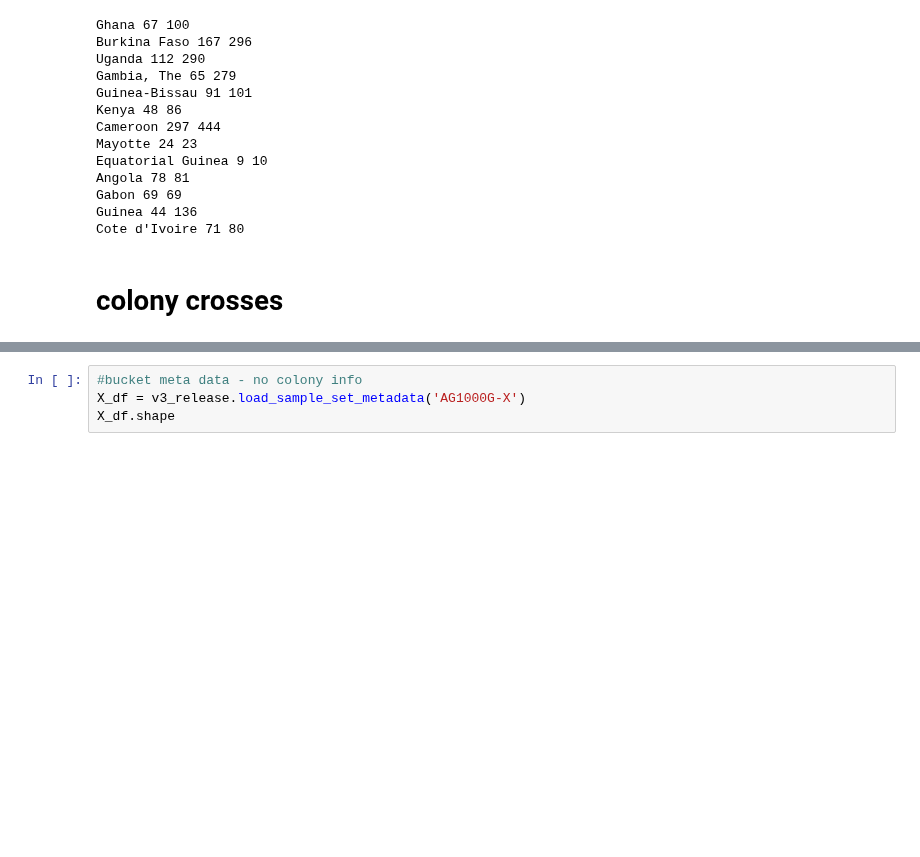
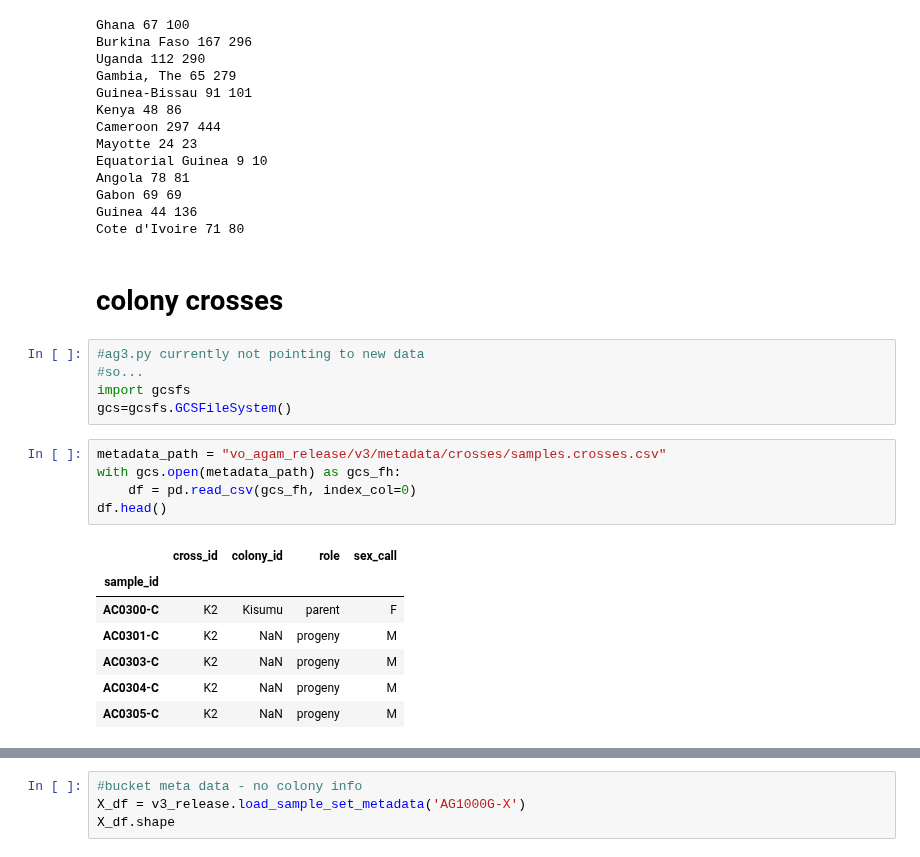
Before and after one commit to malariagen/ag1000g-phase3-data-paper, a Jupyter notebook: notebooks/ag1000g_phase3_population_sampling_stats.ipynb, the cells around one changed output, grey strips where cells are left out. Saved outputs shown, nothing was run; the diff lists cells and outputs as text; blank space fills up the shorter version.

Commit message:
needs 'correct' crosses meta

```diff
--- a/notebooks/ag1000g_phase3_population_sampling_stats.ipynb
+++ b/notebooks/ag1000g_phase3_population_sampling_stats.ipynb
@@ -255,3 +255,21 @@ Guinea 44 136
 Cote d'Ivoire 71 80
 # %% [markdown]
 # colony crosses
+# %%
+#ag3.py currently not pointing to new data
+#so...
+import gcsfs
+gcs=gcsfs.GCSFileSystem()
+# %%
+metadata_path = "vo_agam_release/v3/metadata/crosses/samples.crosses.csv"
+with gcs.open(metadata_path) as gcs_fh:
+    df = pd.read_csv(gcs_fh, index_col=0)
+df.head()
+# %% [output]
+|  | cross_id | colony_id | role | sex_call |
+| sample_id |  |  |  |  |
+| AC0300-C | K2 | Kisumu | parent | F |
+| AC0301-C | K2 | NaN | progeny | M |
+| AC0303-C | K2 | NaN | progeny | M |
+| AC0304-C | K2 | NaN | progeny | M |
+| AC0305-C | K2 | NaN | progeny | M |
```
Also changed, not shown: parts of 5 cells of this notebook.
